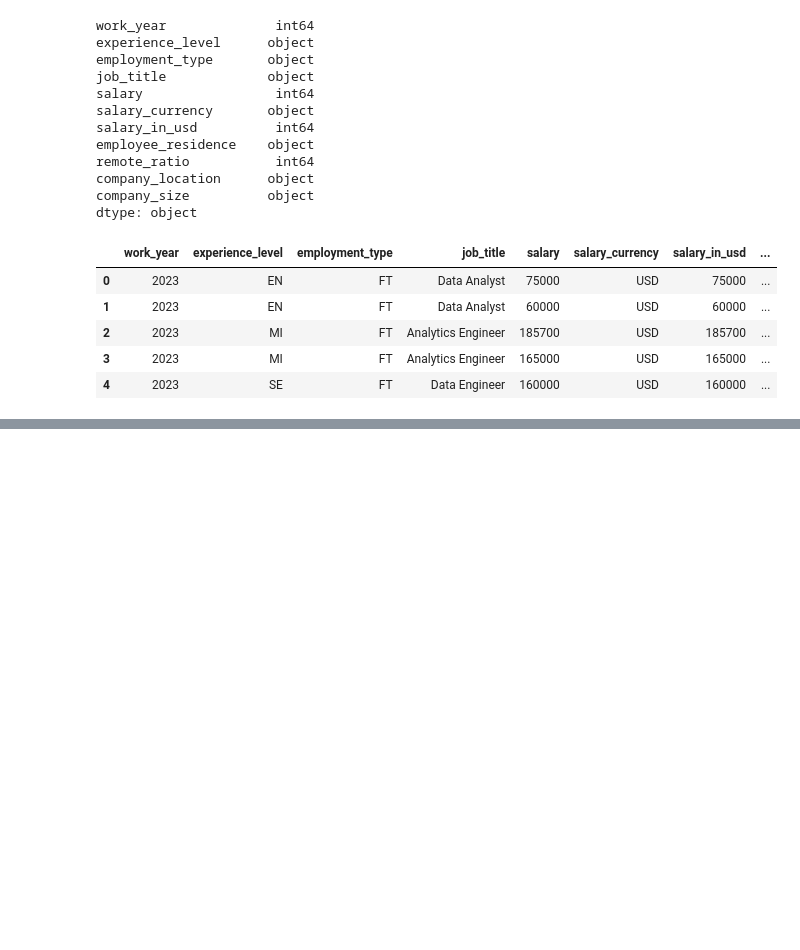
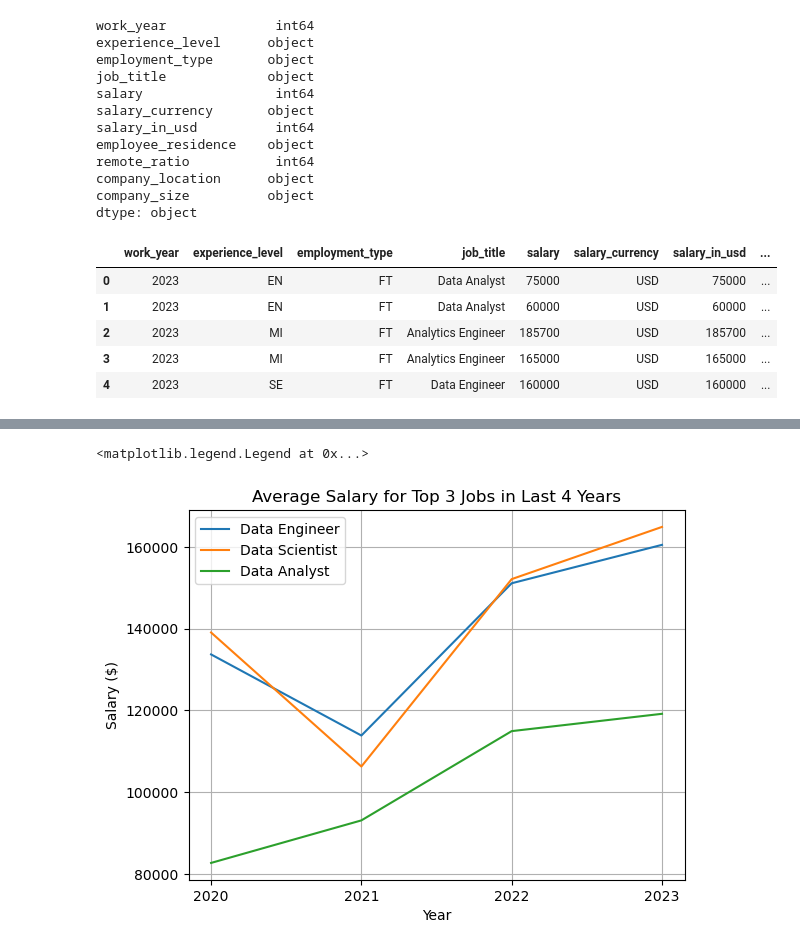
Before and after one commit to ed2131/Project_1, a Jupyter notebook: Project 1.ipynb, the cells around one changed output, grey strips where cells are left out. Drawn from its saved outputs; the diff is of its cells as text; code cells hidden in the pictures; blank space fills up the shorter version.

```diff
--- a/Project 1.ipynb
+++ b/Project 1.ipynb
@@ -61,0 +209,27 @@ us_df.head()
+# %%
+#top 3 jobs
+job_1 = salary_demand.index[0]
+job_2 = salary_demand.index[1]
+job_3 = salary_demand.index[2]
+
+#create line chart for salavry and years
+def timeline(x):
+    job_selected=us_df.loc[us_df["job_title"]==x,:]
+    year=job_selected.groupby("work_year")["salary_in_usd"].mean()
+    year_df=pd.DataFrame(year)
+    years=year_df.index
+
+    return (plt.plot(years,year_df["salary_in_usd"], label=x),
+            plt.xticks(np.arange(min(years), max(years)+1, 1.0)),
+            plt.xlabel("Year"),
+            plt.ylabel("Salary ($)"),
+            plt.grid())
+# %%
+timeline(job_1)
+timeline(job_2)
+timeline(job_3)
+plt.title("Average Salary for Top 3 Jobs in Last 4 Years")
+plt.legend()
+# %% [output]
+<matplotlib.legend.Legend at 0x...>
+[figure, added]
```
Also changed, not shown: parts of 19 cells of this notebook, 2 other files.
